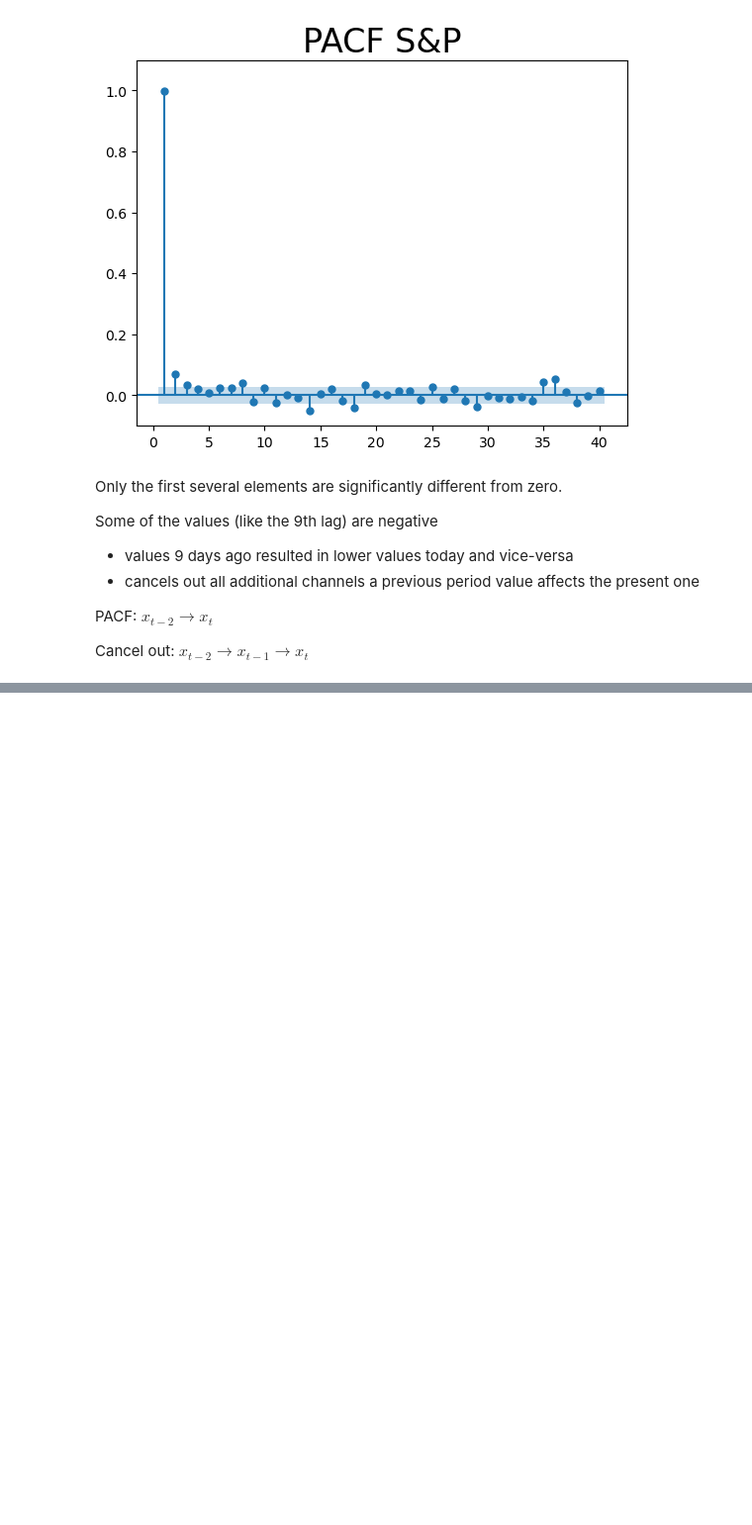
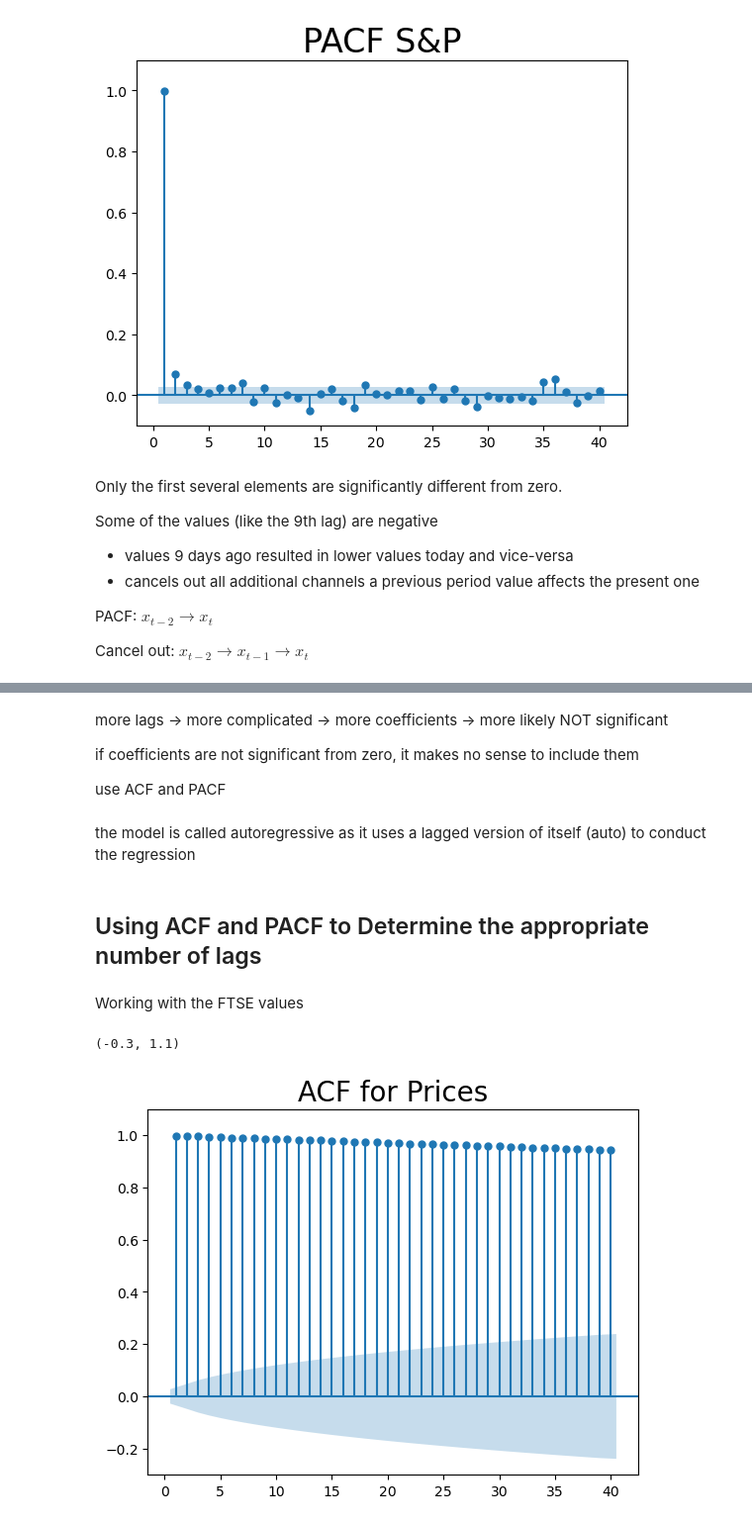
Before and after one commit to cshawnkeech/time_series_analysis_udemy, a Jupyter notebook: notebooks/03_loading_the_data.ipynb, the cells around one changed output, grey strips where cells are left out. Shown at 99% size. Drawn from its saved outputs; the diff is of its cells as text; code cells hidden in the pictures; blank space fills up the shorter version.

```diff
--- a/notebooks/03_loading_the_data.ipynb
+++ b/notebooks/03_loading_the_data.ipynb
@@ -875,0 +989,26 @@ Cancel out: $x_{t-2} \rightarrow x_{t-1} \rightarrow x_t$
+# %% [markdown]
+more lags -> more complicated -> more coefficients -> more likely NOT significant
+
+if coefficients are not significant from zero, it makes no sense to include them
+
+use ACF and PACF
+# %% [markdown]
+the model is called autoregressive as it uses a lagged version of itself (auto) to conduct the regression
+# %% [markdown]
+## Using ACF and PACF to Determine the appropriate number of lags
+# %% [markdown]
+Working with the FTSE values
+# %%
+# ACF
+
+sgt.plot_acf(
+    df['market_value'],
+    zero=False,
+    lags=40,
+)
+
+plt.title("ACF for Prices", size=20)
+plt.ylim(-0.3, 1.1)
+# %% [output]
+(-0.3, 1.1)
+[figure, added]
```
Also changed, not shown: parts of 28 cells of this notebook, 4 other files.
